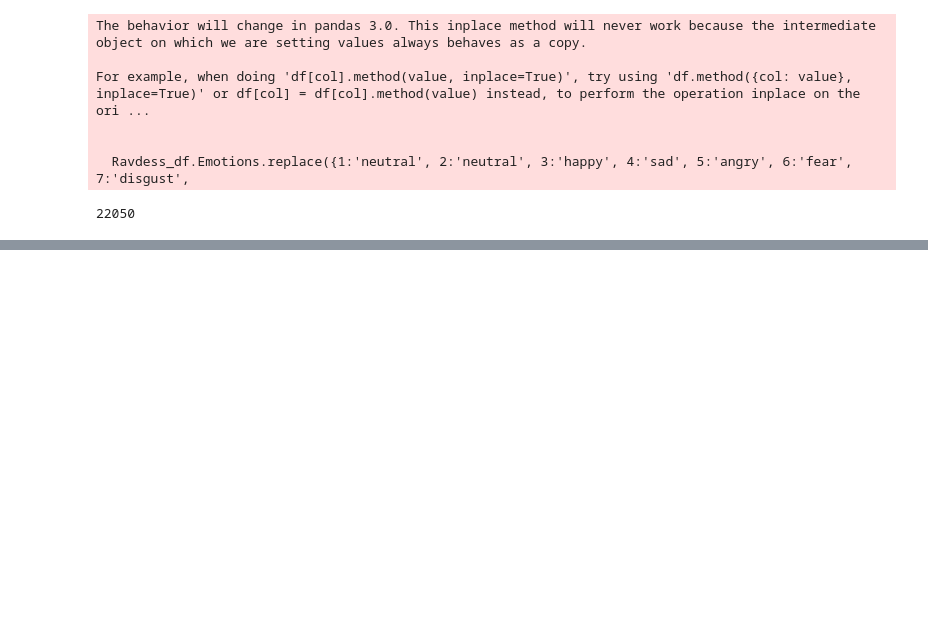
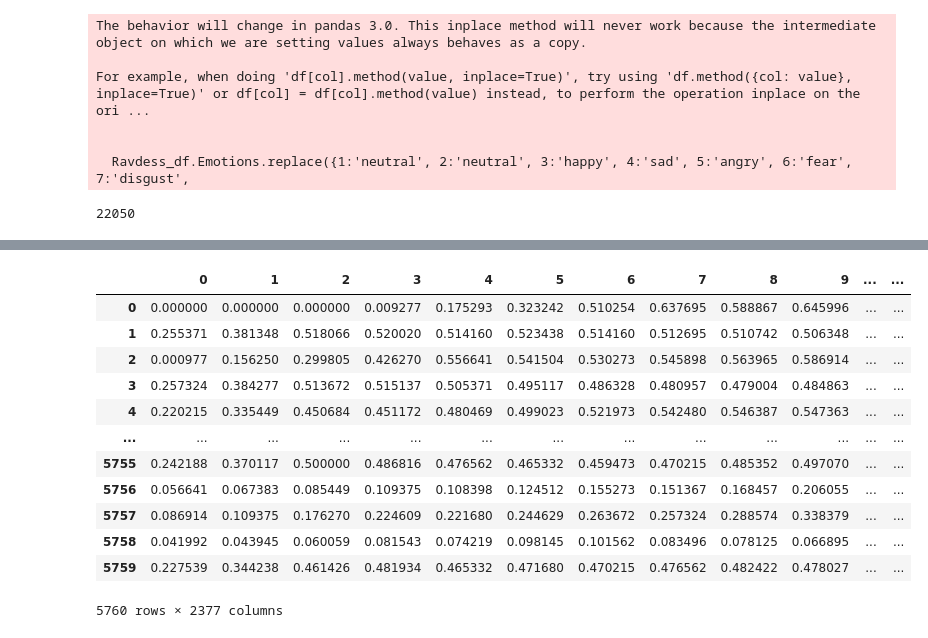
Before and after one commit to Evans-tats/CodeAlpha_Emotion-Recognition-from-Speech, a Jupyter notebook: Emotion_Recognition_from_Speech.ipynb, the cells around one changed output, grey strips where cells are left out. Drawn from its saved outputs; the diff is of its cells as text; code cells hidden in the pictures; blank space fills up the shorter version.

```diff
--- a/Emotion_Recognition_from_Speech.ipynb
+++ b/Emotion_Recognition_from_Speech.ipynb
@@ -169,0 +295,17 @@ ipd.Audio(data,rate=sr)
+# %%
+Emotions = pd.read_csv('./emotion.csv')
+Emotions
+# %% [output]
+|  | 0 | 1 | 2 | 3 | 4 | 5 | 6 | 7 | 8 | 9 | ... | ... |
+| 0 | 0.000000 | 0.000000 | 0.000000 | 0.009277 | 0.175293 | 0.323242 | 0.510254 | 0.637695 | 0.588867 | 0.645996 | ... | ... |
+| 1 | 0.255371 | 0.381348 | 0.518066 | 0.520020 | 0.514160 | 0.523438 | 0.514160 | 0.512695 | 0.510742 | 0.506348 | ... | ... |
+| 2 | 0.000977 | 0.156250 | 0.299805 | 0.426270 | 0.556641 | 0.541504 | 0.530273 | 0.545898 | 0.563965 | 0.586914 | ... | ... |
+| 3 | 0.257324 | 0.384277 | 0.513672 | 0.515137 | 0.505371 | 0.495117 | 0.486328 | 0.480957 | 0.479004 | 0.484863 | ... | ... |
+| 4 | 0.220215 | 0.335449 | 0.450684 | 0.451172 | 0.480469 | 0.499023 | 0.521973 | 0.542480 | 0.546387 | 0.547363 | ... | ... |
+| ... | ... | ... | ... | ... | ... | ... | ... | ... | ... | ... | ... | ... |
+| 5755 | 0.242188 | 0.370117 | 0.500000 | 0.486816 | 0.476562 | 0.465332 | 0.459473 | 0.470215 | 0.485352 | 0.497070 | ... | ... |
+| 5756 | 0.056641 | 0.067383 | 0.085449 | 0.109375 | 0.108398 | 0.124512 | 0.155273 | 0.151367 | 0.168457 | 0.206055 | ... | ... |
+| 5757 | 0.086914 | 0.109375 | 0.176270 | 0.224609 | 0.221680 | 0.244629 | 0.263672 | 0.257324 | 0.288574 | 0.338379 | ... | ... |
+| 5758 | 0.041992 | 0.043945 | 0.060059 | 0.081543 | 0.074219 | 0.098145 | 0.101562 | 0.083496 | 0.078125 | 0.066895 | ... | ... |
+| 5759 | 0.227539 | 0.344238 | 0.461426 | 0.481934 | 0.465332 | 0.471680 | 0.470215 | 0.476562 | 0.482422 | 0.478027 | ... | ... |
+5760 rows × 2377 columns
```
Also changed, not shown: parts of 25 cells of this notebook.
